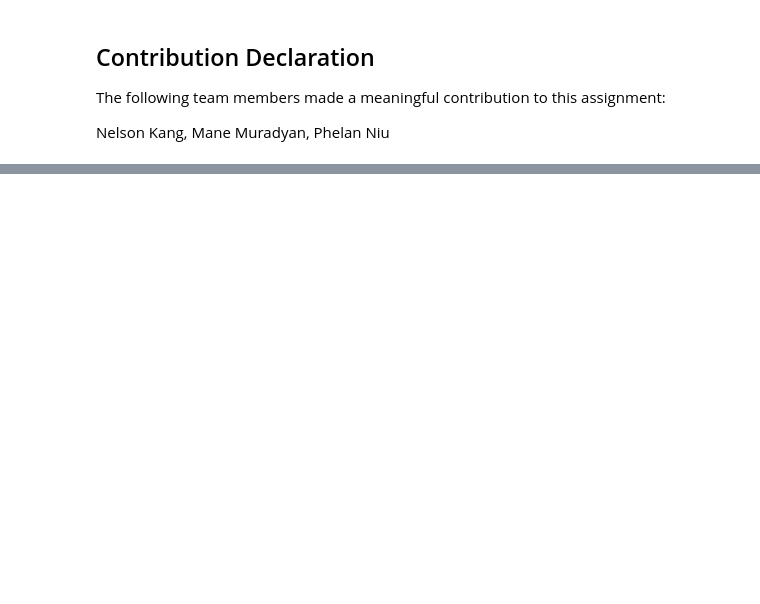
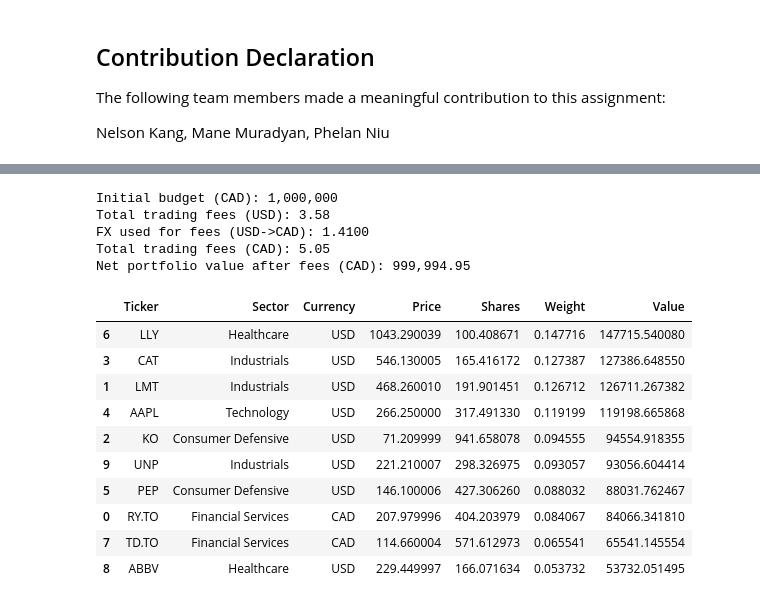
Before and after one commit to Ollienel777/MarketBeat_CFM, a Jupyter notebook: Team_17_Assignment.ipynb, the cells around one changed output, grey strips where cells are left out. Drawn from its saved outputs; the diff is of its cells as text; code cells hidden in the pictures; blank space fills up the shorter version.

```diff
--- a/Team_17_Assignment.ipynb
+++ b/Team_17_Assignment.ipynb
@@ -415,0 +478,49 @@ dtype: float64
+# %%
+fees_usd = np.minimum(2.15, 0.001*unscaled_portfolio_final["Shares"].abs())
+total_fee_usd = fees_usd.sum()
+
+try:
+    fx = yf.download("USDCAD=X", period="5d", progress=False, auto_adjust=True)["Close"].iloc[-1]
+    if np.isnan(fx):
+        fx = FALLBACK_USD_TO_CAD
+except:
+    fx = FALLBACK_USD_TO_CAD
+usd_to_cad = fx
+total_fee_cad = total_fee_usd * usd_to_cad
+
+gross_value_cad = unscaled_portfolio_final["Value"].sum()
+
+net_portfolio_value_cad = INITIAL_BUDGET_CAD - total_fee_cad
+
+scale = net_portfolio_value_cad / gross_value_cad
+
+Portfolio_Final = unscaled_portfolio_final.copy()
+Portfolio_Final["Shares"] = Portfolio_Final["Shares"] * scale #scale shares
+Portfolio_Final["Value"] = Portfolio_Final["Value"] * scale #scale value
+
+Portfolio_Final["Weight"] = Portfolio_Final["Value"] / net_portfolio_value_cad # re-compute weights so they sum to 100% of net portfolio value
+
+print(f"Initial budget (CAD): {INITIAL_BUDGET_CAD:,.0f}")
+print(f"Total trading fees (USD): {total_fee_usd:,.2f}")
+print(f"FX used for fees (USD->CAD): {usd_to_cad:.4f}")
+print(f"Total trading fees (CAD): {total_fee_cad:,.2f}")
+print(f"Net portfolio value after fees (CAD): {Portfolio_Final['Value'].sum():,.2f}")
+
+display(Portfolio_Final.sort_values("Weight", ascending=False))
+# %% [output]
+Initial budget (CAD): 1,000,000
+Total trading fees (USD): 3.58
+FX used for fees (USD->CAD): 1.4100
+Total trading fees (CAD): 5.05
+Net portfolio value after fees (CAD): 999,994.95
+|  | Ticker | Sector | Currency | Price | Shares | Weight | Value |
+| 6 | LLY | Healthcare | USD | 1043.290039 | 100.408671 | 0.147716 | 147715.540080 |
+| 3 | CAT | Industrials | USD | 546.130005 | 165.416172 | 0.127387 | 127386.648550 |
+| 1 | LMT | Industrials | USD | 468.260010 | 191.901451 | 0.126712 | 126711.267382 |
+| 4 | AAPL | Technology | USD | 266.250000 | 317.491330 | 0.119199 | 119198.665868 |
+| 2 | KO | Consumer Defensive | USD | 71.209999 | 941.658078 | 0.094555 | 94554.918355 |
+| 9 | UNP | Industrials | USD | 221.210007 | 298.326975 | 0.093057 | 93056.604414 |
+| 5 | PEP | Consumer Defensive | USD | 146.100006 | 427.306260 | 0.088032 | 88031.762467 |
+| 0 | RY.TO | Financial Services | CAD | 207.979996 | 404.203979 | 0.084067 | 84066.341810 |
+| 7 | TD.TO | Financial Services | CAD | 114.660004 | 571.612973 | 0.065541 | 65541.145554 |
+| 8 | ABBV | Healthcare | USD | 229.449997 | 166.071634 | 0.053732 | 53732.051495 |
```
Also changed, not shown: parts of 18 cells of this notebook.
